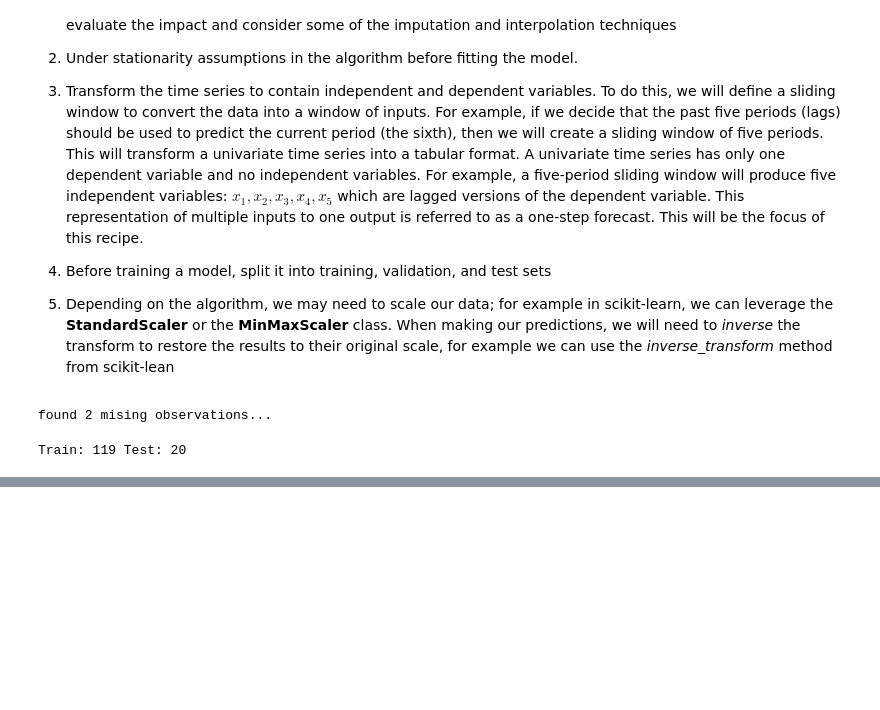
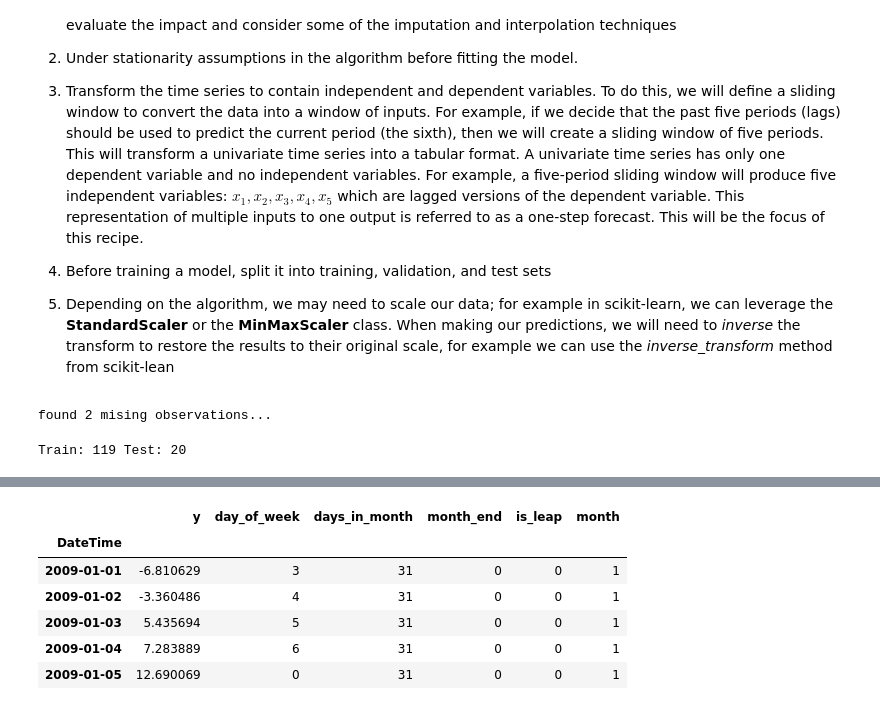
Before and after one commit to LaurbergMJ/TimeSeriesAnalysisWithPythonCookbook, a Jupyter notebook: Ch12.ipynb, the cells around one changed output, grey strips where cells are left out. Cells and saved outputs as stored; diff of their text form; code cells hidden in the pictures; blank space fills up the shorter version.

```diff
--- a/Ch12.ipynb
+++ b/Ch12.ipynb
@@ -147,0 +178,16 @@ Certain al
+# %%
+# Example of engineering date time related features using pandas:
+df['day_of_week'] = df.index.dayofweek
+df['days_in_month'] = df.index.days_in_month
+df['month_end'] = df.index.is_month_end.astype(int)
+df['is_leap'] = df.index.is_leap_year.astype(int)
+df['month'] = df.index.month
+df.head()
+# %% [output]
+|  | y | day_of_week | days_in_month | month_end | is_leap | month |
+| DateTime |  |  |  |  |  |  |
+| 2009-01-01 | -6.810629 | 3 | 31 | 0 | 0 | 1 |
+| 2009-01-02 | -3.360486 | 4 | 31 | 0 | 0 | 1 |
+| 2009-01-03 | 5.435694 | 5 | 31 | 0 | 0 | 1 |
+| 2009-01-04 | 7.283889 | 6 | 31 | 0 | 0 | 1 |
+| 2009-01-05 | 12.690069 | 0 | 31 | 0 | 0 | 1 |
```
Also changed, not shown: parts of 11 cells of this notebook.
